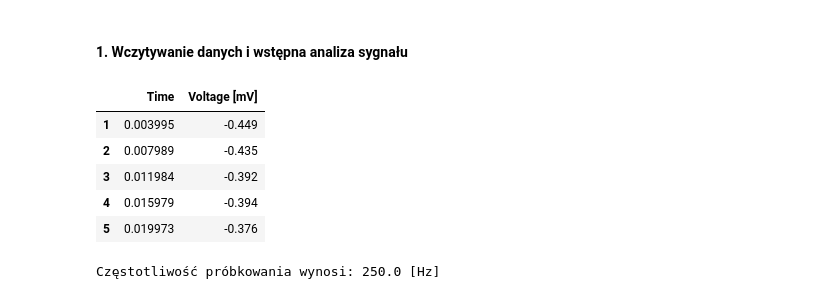
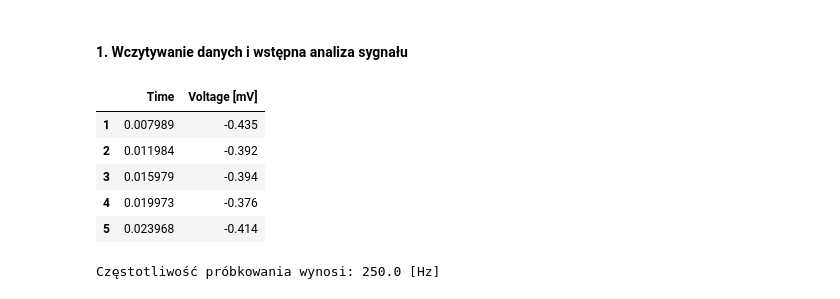
Before and after one commit to ImJaca/ECG_analysis, a Jupyter notebook: Ecg.ipynb, the cells around one changed output. Drawn from its saved outputs; the diff is of its cells as text; code cells hidden in the pictures.

```diff
--- a/Ecg.ipynb
+++ b/Ecg.ipynb
@@ -6,20 +6,20 @@
 # %%
 import pandas as pd
 
 with open('normal_small.xlsx', 'rb') as file:
-    data = pd.read_excel(file)
+    data = pd.read_excel(file, skiprows=1).astype(float).values
 
 df = pd.DataFrame(data)
 df.columns = ['Time', 'Voltage [mV]']
 df.index = df.index + 1
 df.head()
 # %% [output]
 |  | Time | Voltage [mV] |
-| 1 | 0.003995 | -0.449 |
-| 2 | 0.007989 | -0.435 |
-| 3 | 0.011984 | -0.392 |
-| 4 | 0.015979 | -0.394 |
-| 5 | 0.019973 | -0.376 |
+| 1 | 0.007989 | -0.435 |
+| 2 | 0.011984 | -0.392 |
+| 3 | 0.015979 | -0.394 |
+| 4 | 0.019973 | -0.376 |
+| 5 | 0.023968 | -0.414 |
 # %%
 # Wyliczenie fs
 delta_t = df["Time"].diff().mean()
```
Also changed, not shown: parts of 10 cells of this notebook.
